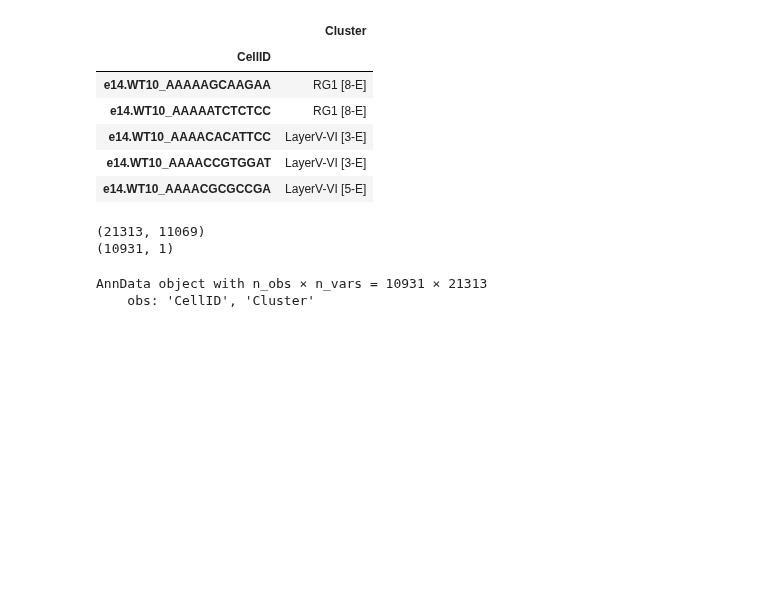
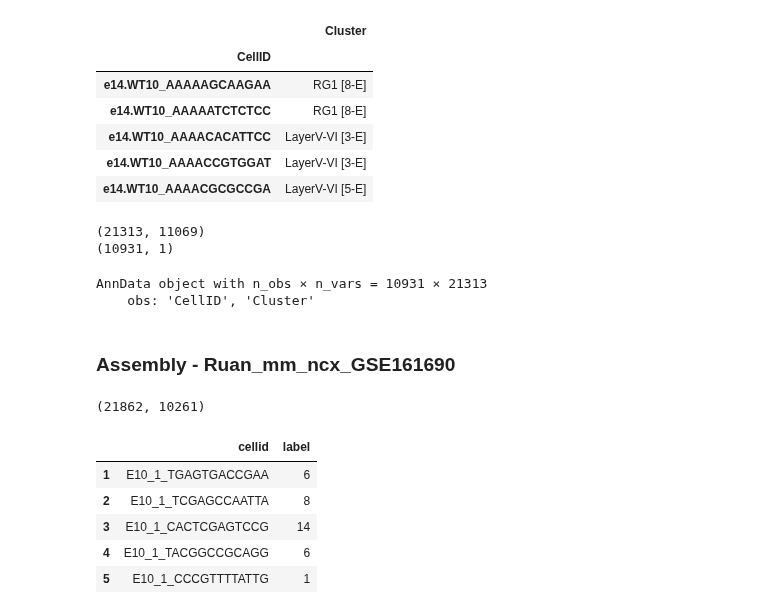
Before and after one commit to KalebicLab/ScDGomics, a Jupyter notebook: notebooks/scdgomics_preprocessing.ipynb, the cells around one changed output. Cells and saved outputs as stored; diff of their text form; code cells hidden in the pictures; blank space fills up the shorter version.

Commit message:
Added Ruan et al., 2021 dataset of mouse developing neocortex

```diff
--- a/notebooks/scdgomics_preprocessing.ipynb
+++ b/notebooks/scdgomics_preprocessing.ipynb
@@ -129,3 +129,24 @@ AnnData object with n_obs × n_vars = 10931 × 21313
 # %%
 # Save the anndata
 adata_zylka_mm_ncx.write_h5ad(os.path.join(home_path, 'data_versions/Adata_zylka_mm_ncx_raw.h5ad'))
+# %% [markdown]
+### Assembly - Ruan_mm_ncx_GSE161690
+# %%
+# Load the expression data
+from scipy.io import mmread
+expression_ruan_mm_ncx = mmread(os.path.join(home_path, 'datasets/Ruan_mm_ncx_GSE161690/GSE161690_count.mtx'))
+expression_ruan_mm_ncx_dense = expression_ruan_mm_ncx.toarray()
+print(expression_ruan_mm_ncx_dense.shape)
+# %% [output]
+(21862, 10261)
+# %%
+# Load the metadata
+metadata_ruan_mm_ncx = pd.read_csv(os.path.join(home_path, 'datasets/Ruan_mm_ncx_GSE161690/GSE161690_cell_info.csv'), delimiter=',', index_col=0)
+metadata_ruan_mm_ncx.head()
+# %% [output]
+|  | cellid | label |
+| 1 | E10_1_TGAGTGACCGAA | 6 |
+| 2 | E10_1_TCGAGCCAATTA | 8 |
+| 3 | E10_1_CACTCGAGTCCG | 14 |
+| 4 | E10_1_TACGGCCGCAGG | 6 |
+| 5 | E10_1_CCCGTTTTATTG | 1 |
```
Also changed, not shown: parts of 5 cells of this notebook.
